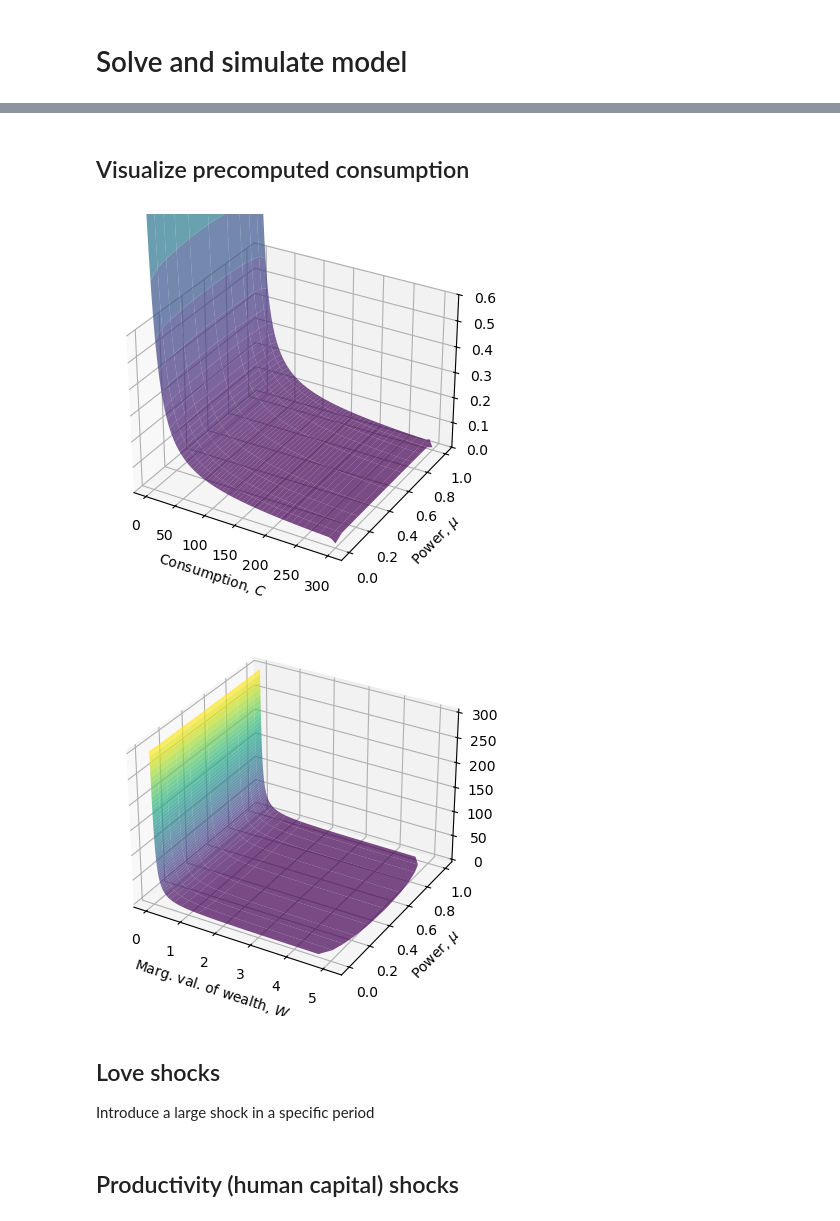
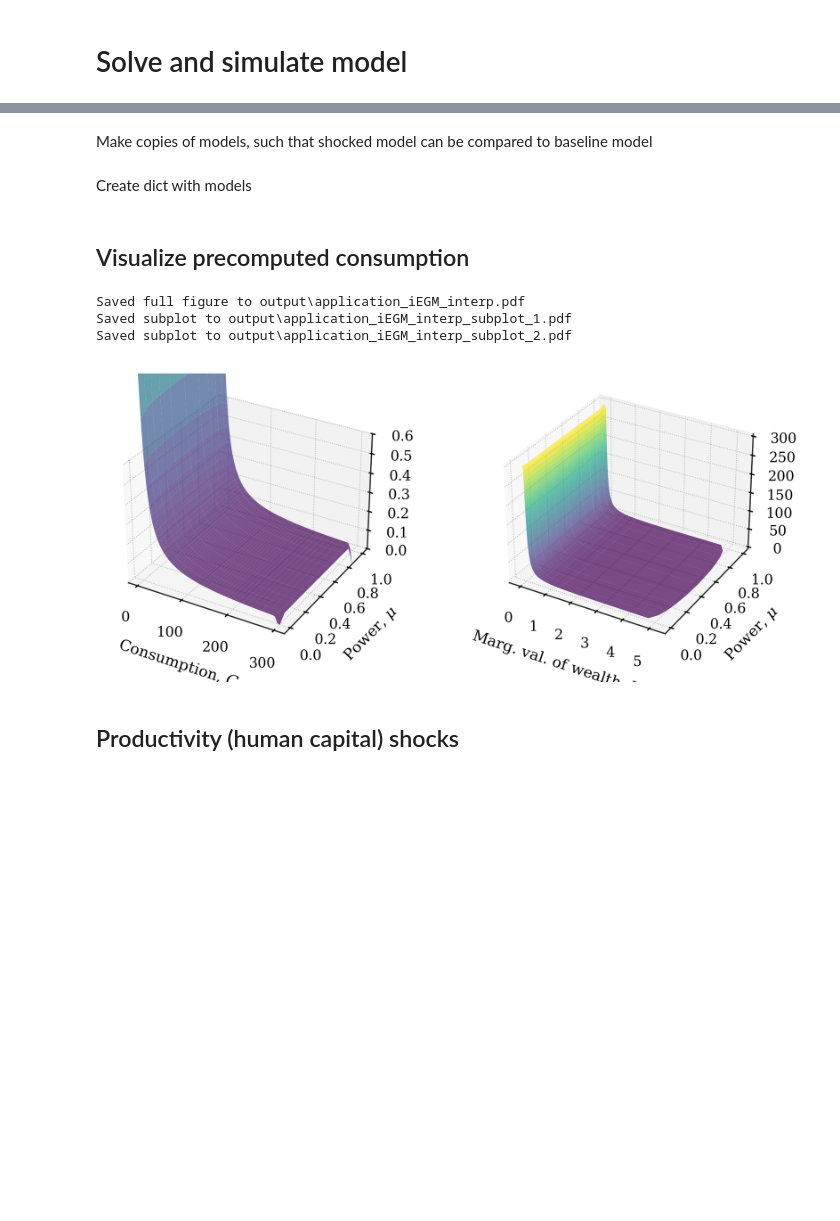
Before and after one commit to ThomasHJorgensen/FastBargaining, a Jupyter notebook: Application/04. Counterfactuals.ipynb, the cells around one changed output, grey strips where cells are left out. Saved outputs shown, nothing was run; the diff lists cells and outputs as text; code cells hidden in the pictures; blank space fills up the shorter version.

```diff
--- a/Application/04. Counterfactuals.ipynb
+++ b/Application/04. Counterfactuals.ipynb
@@ -42,9 +46,13 @@ model_full.link_to_cpp(force_compile=do_compile)
 # solve and simulate baseline model_full
 model_full.solve()
 model_full.simulate()
+# %% [markdown]
+Make copies of models, such that shocked model can be compared to baseline model
 # %%
 model_shock = model.copy()
 model_full_shock = model_full.copy()
+# %% [markdown]
+Create dict with models
 # %%
 models = {
     'baseline': model,
@@ -57,30 +65,28 @@ models = {
 # %%
 grid_C = model.par.grid_C_for_marg_u
 grid_power = model.par.grid_power
 
 X, Y = np.meshgrid(grid_C, grid_power)
 
 min_C_idx = 1
 ilw = -1
 ilm = -1
 grid_marg_u = model.sol.grid_marg_u_couple[ilw,ilm]
 
 
-fig = plt.figure()
-ax = fig.add_subplot(projection='3d')
-ax.plot_surface(X[:,min_C_idx:], Y[:,min_C_idx:], grid_marg_u[:,min_C_idx:],alpha=0.7, cmap='viridis')
-ax.set(xlabel=r'Consumption, $C$', ylabel=r'Power, $\mu$', zlim=(0.0, 0.6));
-fig.savefig('output/application_iEGM_interp_W.pdf', bbox_inches='tight')
 
+fm = FigureManager(path, use_latex=False, cycle_linestyles=True)
+fig, axes = fm.create_figure(1,2,2, horizontal=False, projection='3d')
 
-fig = plt.figure()
-ax = fig.add_subplot(projection='3d')
-ax.plot_surface(grid_marg_u[:,min_C_idx:], Y[:,min_C_idx:], X[:,min_C_idx:],alpha=0.7, cmap='viridis')
-ax.set(xlabel=r'Marg. val. of wealth, $W$', ylabel=r'Power, $\mu$');
-fig.savefig('output/application_iEGM_interp_C.pdf', bbox_inches='tight')
+axes[0].plot_surface(X[:,min_C_idx:], Y[:,min_C_idx:], grid_marg_u[:,min_C_idx:],alpha=0.7, cmap='viridis')
+axes[0].set(xlabel=r'Consumption, $C$', ylabel=r'Power, $\mu$', zlim=(0.0, 0.6));
+
+axes[1].plot_surface(grid_marg_u[:,min_C_idx:], Y[:,min_C_idx:], X[:,min_C_idx:],alpha=0.7, cmap='viridis')
+axes[1].set(xlabel=r'Marg. val. of wealth, $W$', ylabel=r'Power, $\mu$');
+
+fm.save_figure(filename="application_iEGM_interp", include_title=False, subplot_settings={'padding': 0.12})
 # %% [output]
+Saved full figure to output\application_iEGM_interp.pdf
+Saved subplot to output\application_iEGM_interp_subplot_1.pdf
+Saved subplot to output\application_iEGM_interp_subplot_2.pdf
-[figure, old version]
+[figure, new version]
-[figure, removed]
-# %% [markdown]
-## Love shocks
-Introduce a large shock in a specific period
```
Also changed, not shown: parts of 32 cells of this notebook, 2 other files.
